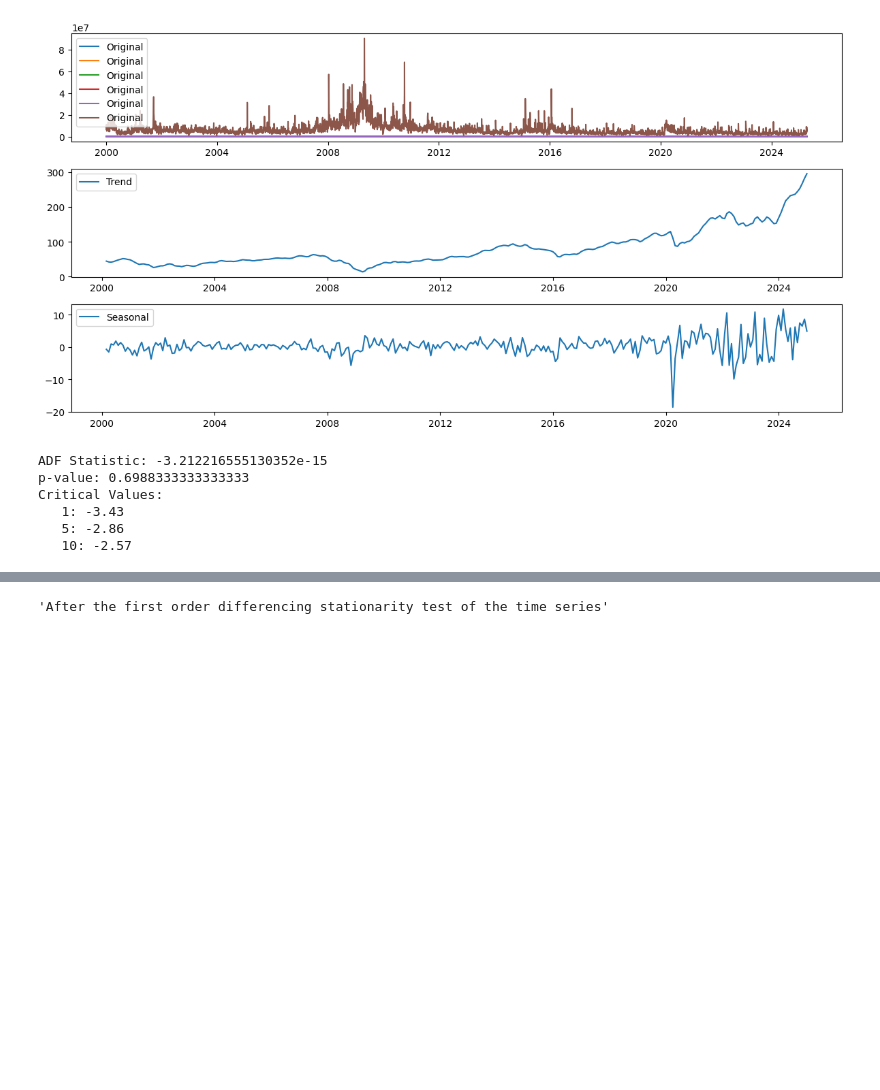
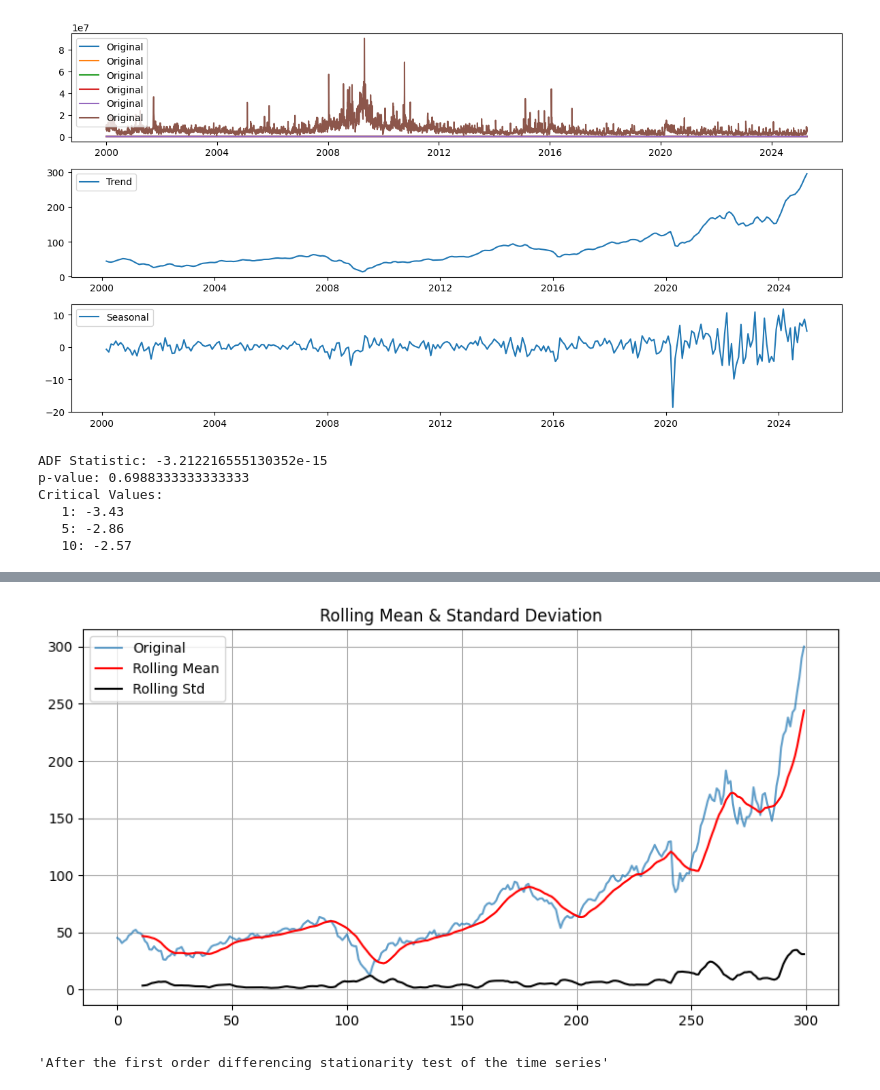
Before and after one commit to DishantB0411/RTSM_2025, a Jupyter notebook: AMEX_Stock_price_Prediction.ipynb, the cells around one changed output, grey strips where cells are left out. Cells and saved outputs as stored; diff of their text form; code cells hidden in the pictures; blank space fills up the shorter version.

```diff
--- a/AMEX_Stock_price_Prediction.ipynb
+++ b/AMEX_Stock_price_Prediction.ipynb
@@ -305,0 +415,67 @@ Critical Values:
+# %%
+def custom_adf_test(data):
+    n_obs = len(data)
+    k = 0.0306
+    p = 0.9648
+
+    diff_data = np.diff(data)
+    y = diff_data[1:]
+    x = np.vstack((np.ones(n_obs - 2), np.arange(1, n_obs - 1))).T
+    beta = np.linalg.lstsq(x, y, rcond=None)[0]
+    residuals = y - x.dot(beta)
+
+    test_statistic = np.sum(residuals) / np.sqrt(np.sum(residuals**2) / (n_obs - 2))
+    test_statistic *= -p
+    p_value = k * (1 - 1 / (2 * n_obs))
+
+    critical_values = {1: -3.43, 5: -2.86, 10: -2.57}
+
+    print("Custom ADF Test")
+    print("ADF Statistic:", test_statistic)
+    print("p-value:", p_value)
+    print("Critical Values:")
+    for key, value in critical_values.items():
+        print(f"   {key}: {value}")
+    print("-" * 40)
+
+def custom_kpss_test(data, regression='c'):
+    n = len(data)
+    mean = np.mean(data)
+    detrended = data - mean if regression == 'c' else data - np.poly1d(np.polyfit(np.arange(n), data, 1))(np.arange(n))
+    cum_sum = np.cumsum(detrended)
+    eta = np.sum(cum_sum ** 2) / n ** 2
+    s_hat = np.var(detrended)
+    kpss_stat = eta / s_hat
+
+    critical_values = {10: 0.347, 5: 0.463, 2.5: 0.574, 1: 0.739}
+
+    print("Custom KPSS Test")
+    print("KPSS Statistic:", kpss_stat)
+    print("Critical Values:")
+    for key, value in critical_values.items():
+        print(f"   {key}%: {value}")
+    print("-" * 40)
+
+
+def plot_rolling_stats(data, window=12):
+    rolling_mean = np.convolve(data, np.ones(window)/window, mode='valid')
+    rolling_std = [np.std(data[i-window:i]) for i in range(window, len(data)+1)] # increased range by 1
+
+    plt.figure(figsize=(10, 5))
+    plt.plot(data, label='Original', alpha=0.7)
+    plt.plot(np.arange(window-1, len(data)), rolling_mean, label='Rolling Mean', color='red')
+    plt.plot(np.arange(window-1, len(data)), rolling_std, label='Rolling Std', color='black') # adjusted x-axis data
+    plt.title("Rolling Mean & Standard Deviation")
+    plt.legend()
+    plt.grid(True)
+    plt.show()
+
+def full_custom_stationarity_suite(data):
+    data = np.asarray(data)
+    print("\n=== FULL CUSTOM STATIONARITY SUITE ===\n")
+    custom_adf_test(data)
+    custom_kpss_test(data)
+    plot_rolling_stats(data)
+
+full_custom_stationarity_suite(df_monthly['Data'].values)
+# %% [output]
@@ -306,3 +500,4 @@ Critical Values:
+[figure, added]
 # %%
 """Apply a first-order difference, since our time series is not stationary"""
 
```
Also changed, not shown: parts of 9 cells of this notebook.
